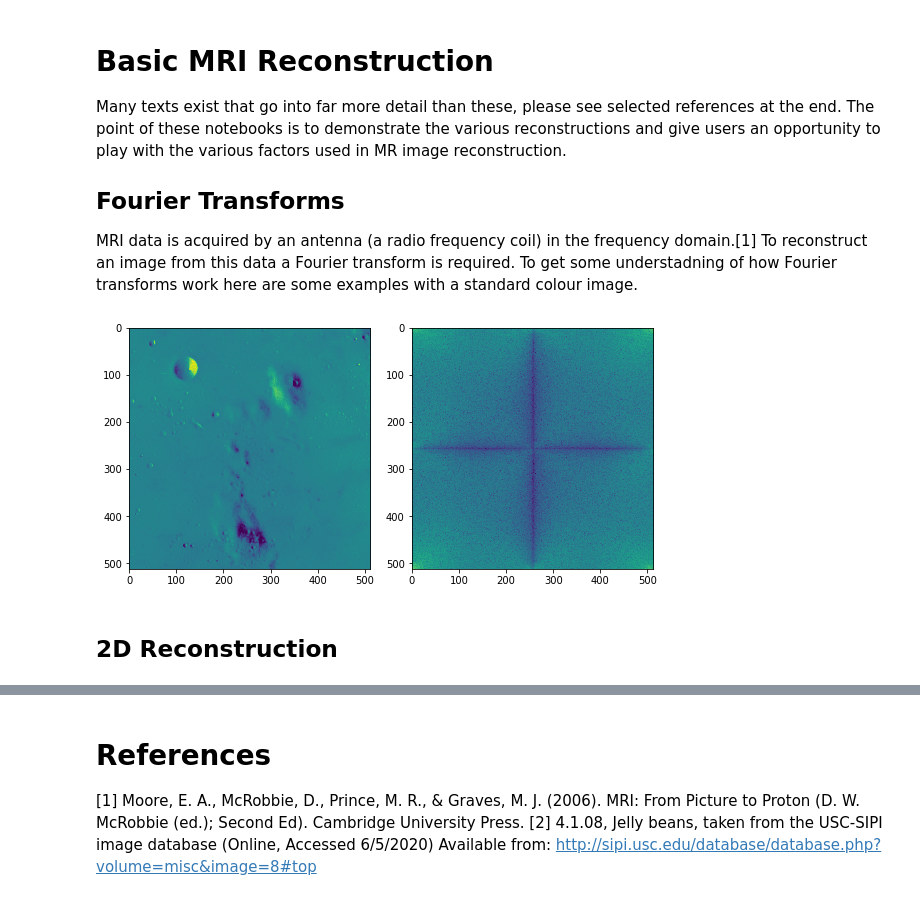
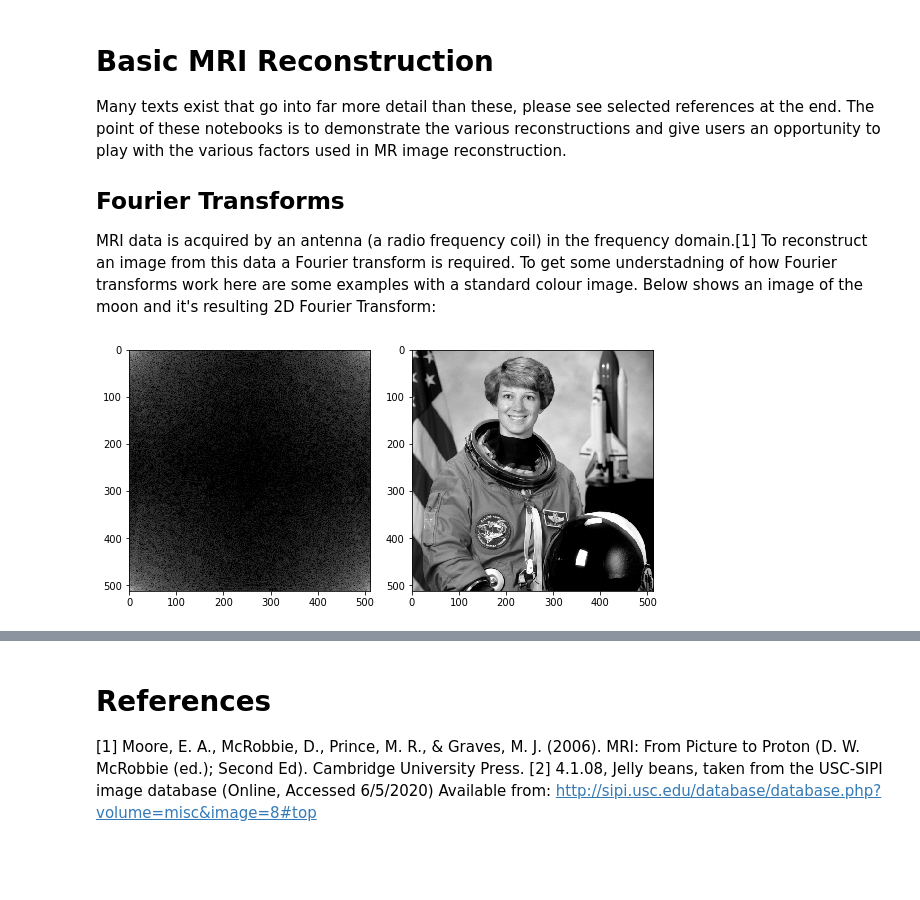
Before and after one commit to tawilkinson/mri_recons, a Jupyter notebook: BasicReconstruction.ipynb, the cells around one changed output, grey strips where cells are left out. Drawn from its saved outputs; the diff is of its cells as text; code cells hidden in the pictures; blank space fills up the shorter version.

Commit message:
Working Fourier Filters

```diff
--- a/BasicReconstruction.ipynb
+++ b/BasicReconstruction.ipynb
@@ -5,25 +5,26 @@ Many texts exist that go into far more detail than these, please see selected re
 
 ## Fourier Transforms
 
-MRI data is acquired by an antenna (a radio frequency coil) in the frequency domain.[1] To reconstruct an image from this data a Fourier transform is required. To get some understadning of how Fourier transforms work here are some examples with a standard colour image.
+MRI data is acquired by an antenna (a radio frequency coil) in the frequency domain.[1] To reconstruct an image from this data a Fourier transform is required. To get some understadning of how Fourier transforms work here are some examples with a standard colour image. Below shows an image of the moon and it's resulting 2D Fourier Transform:
 # %%
 import matplotlib.pyplot as plt
 import matplotlib
 import numpy as np
+import seaborn
 from skimage import io, data
+from skimage.color import rgb2gray
+from matplotlib.colors import LogNorm
 
-example_img = data.moon()
-example_img_fft = abs(np.fft.fft2(example_img))
-np.log10(example_img_fft, out=example_img_fft, where=example_img_fft > 0)
+example_img = rgb2gray(data.astronaut())
+example_img_fft = np.fft.fft2(example_img)
+example_img_fft_abs = np.abs(example_img_fft)
 
 fig, axes = plt.subplots(1, 2, figsize=(8, 4))
 ax = axes.ravel()
-ax[0].imshow(example_img)
-ax[1].imshow(example_img_fft)
+ax[0].imshow(example_img_fft_abs,norm=LogNorm(vmin=5), cmap='gray')
+ax[1].imshow(example_img, cmap='gray')
 
 fig.tight_layout()
 plt.show()
 # %% [output]
-[figure, old version]
+[figure, new version]
-# %% [markdown]
-## 2D Reconstruction
```
Also changed, not shown: parts of 5 cells of this notebook.
